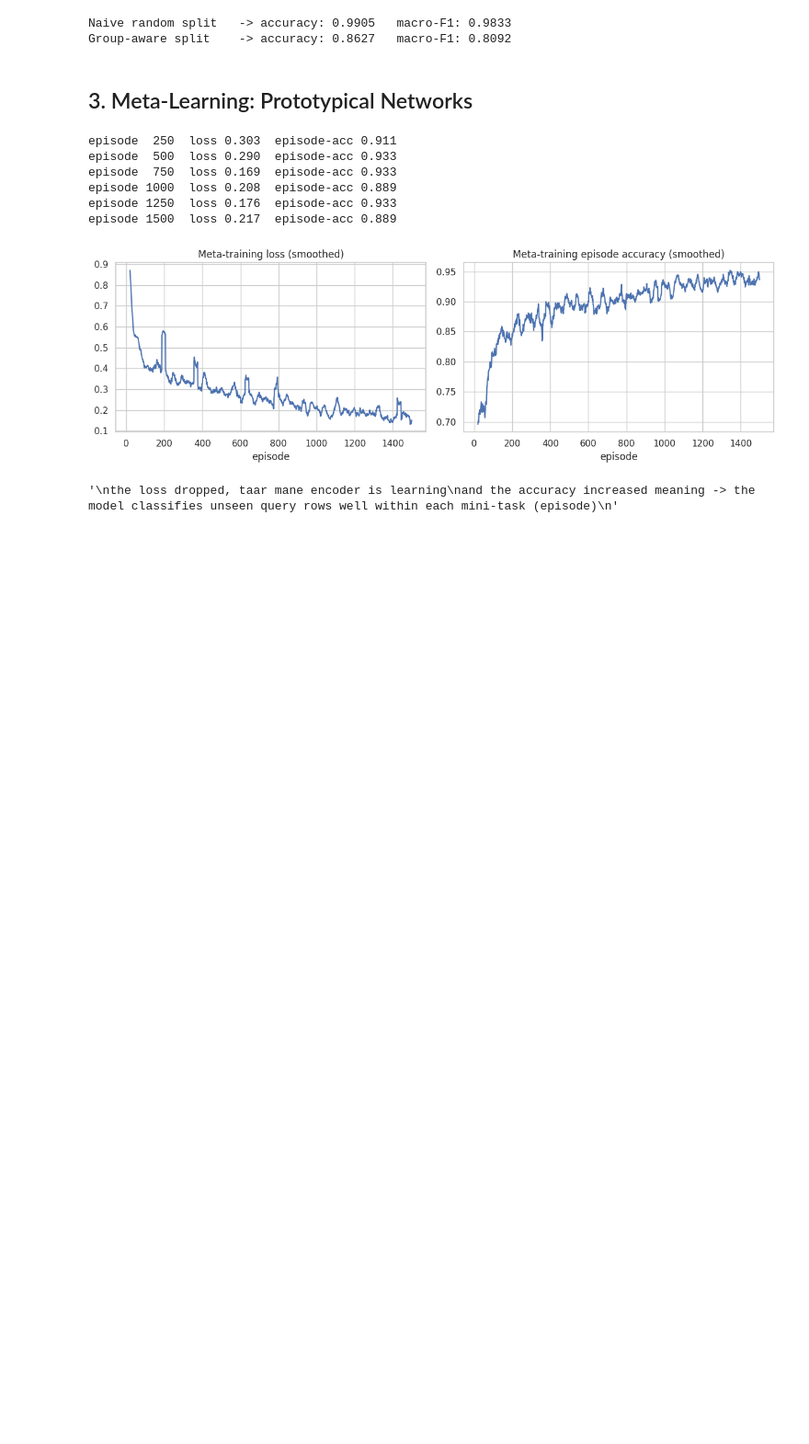
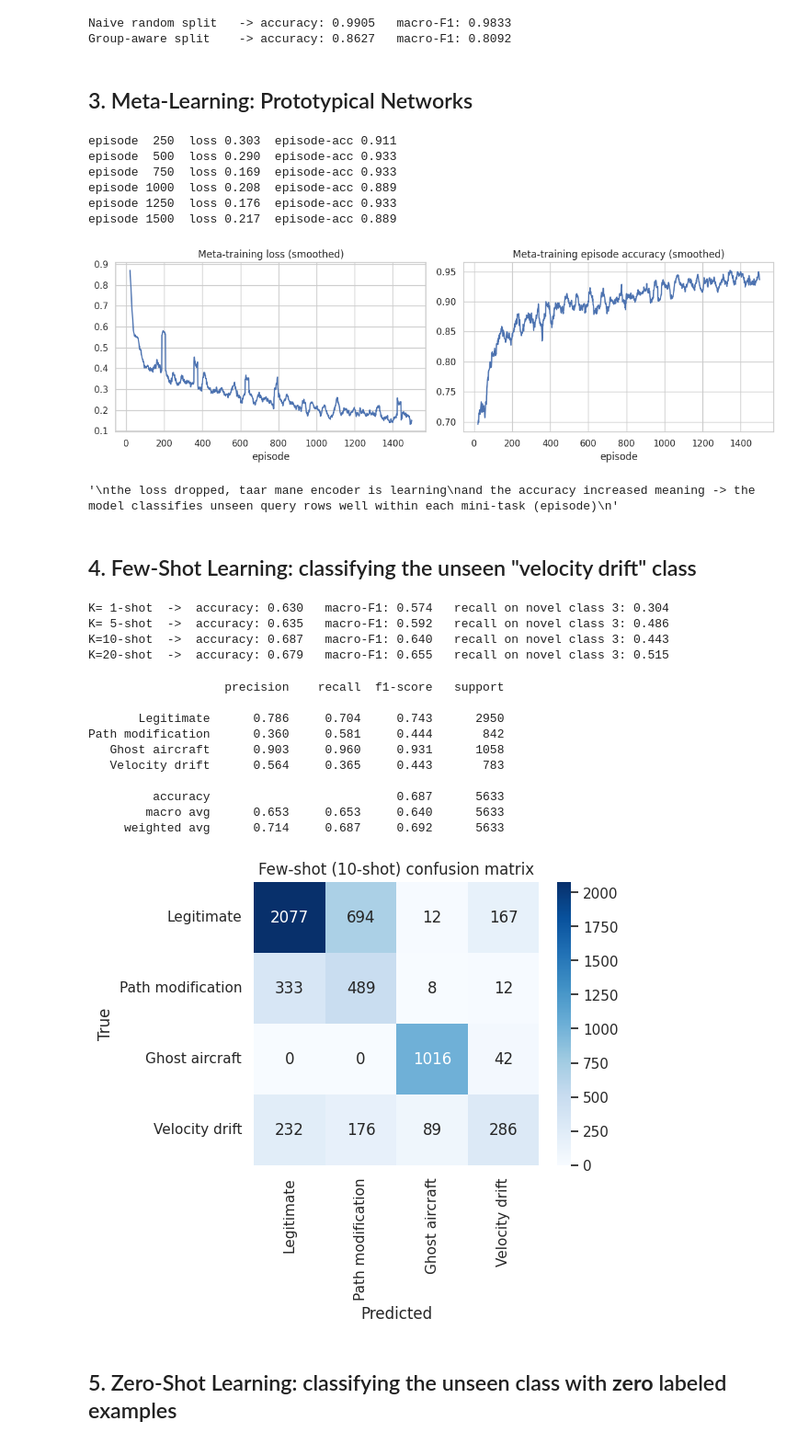
Before and after one commit to iamnaymur/ml_meta_learning, a Jupyter notebook: Trying_FewShot_ZeroShot_MetaLearning_ADSB_Dataset.ipynb, the cells around one changed output. Shown at 92% size. Cells and saved outputs as stored; diff of their text form; code cells hidden in the pictures; blank space fills up the shorter version.

Commit message:
Complete pipeline with zeroShot and fewShot and metaLearning

```diff
--- a/Trying_FewShot_ZeroShot_MetaLearning_ADSB_Dataset.ipynb
+++ b/Trying_FewShot_ZeroShot_MetaLearning_ADSB_Dataset.ipynb
@@ -460,3 +460,65 @@ episode 1250  loss 0.176  episode-acc 0.933
 episode 1500  loss 0.217  episode-acc 0.889
 [figure]
 '\nthe loss dropped, taar mane encoder is learning\nand the accuracy increased meaning -> the model classifies unseen query rows well within each mini-task (episode)\n'
+# %% [markdown]
+## 4. Few-Shot Learning: classifying the unseen "velocity drift" class
+# %%
+"""
+You use meta-learning (Prototypical Networks) to train the encoder, and then you use that trained encoder for few-shot classification.
+"""
+def few_shot_eval(encoder, X_test, y_test, seen_classes, novel_class, k_shot, seed=0):
+    rng = np.random.default_rng(seed)
+    all_classes = seen_classes + [novel_class]
+    encoder.eval()
+    with torch.no_grad():
+        used_idx, protos = [], []
+        for c in all_classes:
+            idx = np.where(y_test == c)[0]
+            sel = rng.choice(idx, size=k_shot, replace=False)
+            used_idx.extend(sel.tolist())
+            z = encoder(torch.tensor(X_test[sel], dtype=torch.float32))
+            protos.append(z.mean(0))
+        protos = torch.stack(protos)
+
+        query_idx = np.array([i for i in range(len(y_test)) if i not in set(used_idx)])
+        z_query = encoder(torch.tensor(X_test[query_idx], dtype=torch.float32))
+        pred_pos = torch.cdist(z_query, protos).argmin(1).numpy()
+        pred = np.array(all_classes)[pred_pos]
+        true = y_test[query_idx]
+    return true, pred
+
+for k in [1, 5, 10, 20]:
+    true, pred = few_shot_eval(encoder, X_test, y_test, SEEN_CLASSES, NOVEL_CLASS, k_shot=k, seed=1)
+    print(f"K={k:2d}-shot  ->  accuracy: {accuracy_score(true,pred):.3f}   "
+          f"macro-F1: {f1_score(true,pred,average='macro'):.3f}   "
+          f"recall on novel class 3: {f1_score(true==NOVEL_CLASS, pred==NOVEL_CLASS, pos_label=True):.3f}")
+# %% [output]
+K= 1-shot  ->  accuracy: 0.630   macro-F1: 0.574   recall on novel class 3: 0.304
+K= 5-shot  ->  accuracy: 0.635   macro-F1: 0.592   recall on novel class 3: 0.486
+K=10-shot  ->  accuracy: 0.687   macro-F1: 0.640   recall on novel class 3: 0.443
+K=20-shot  ->  accuracy: 0.679   macro-F1: 0.655   recall on novel class 3: 0.515
+# %%
+true, pred = few_shot_eval(encoder, X_test, y_test, SEEN_CLASSES, NOVEL_CLASS, k_shot=10, seed=1)
+print(classification_report(true, pred, target_names=[label_names[c] for c in [0,1,2,3]], digits=3))
+
+cm = confusion_matrix(true, pred, labels=[0,1,2,3])
+fig, ax = plt.subplots(figsize=(5,4))
+sns.heatmap(cm, annot=True, fmt='d', cmap='Blues',
+            xticklabels=[label_names[c] for c in [0,1,2,3]],
+            yticklabels=[label_names[c] for c in [0,1,2,3]], ax=ax)
+ax.set_xlabel('Predicted'); ax.set_ylabel('True'); ax.set_title('Few-shot (10-shot) confusion matrix')
+plt.show()
+# %% [output]
+                   precision    recall  f1-score   support
+
+       Legitimate      0.786     0.704     0.743      2950
+Path modification      0.360     0.581     0.444       842
+   Ghost aircraft      0.903     0.960     0.931      1058
+   Velocity drift      0.564     0.365     0.443       783
+
+         accuracy                          0.687      5633
+        macro avg      0.653     0.653     0.640      5633
+     weighted avg      0.714     0.687     0.692      5633
+[figure, added]
+# %% [markdown]
+## 5. Zero-Shot Learning: classifying the unseen class with **zero** labeled examples
```
Also changed, not shown: parts of 2 cells of this notebook.
